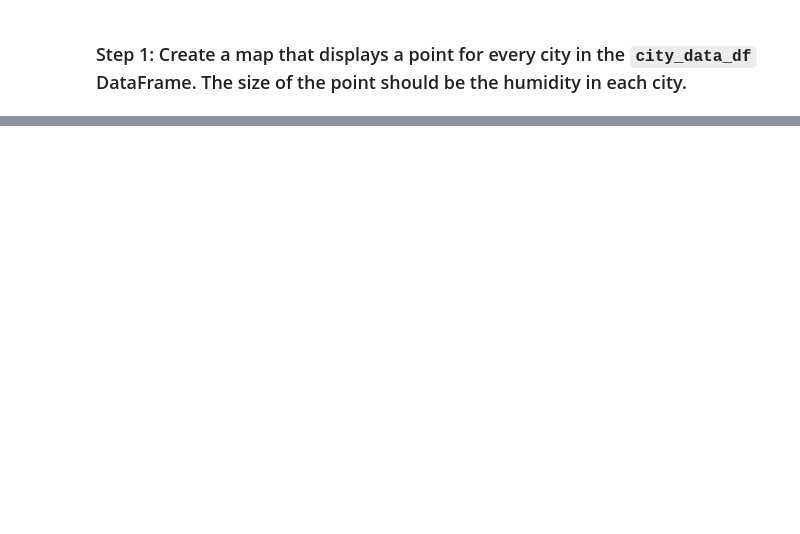
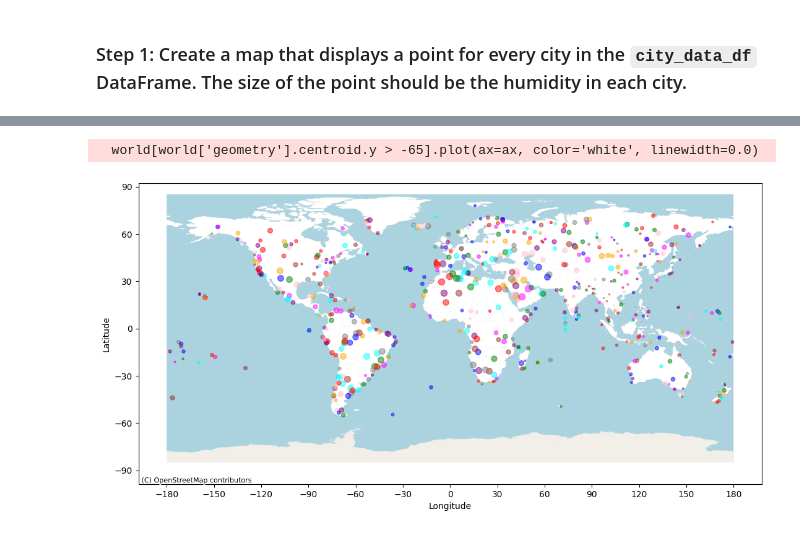
Before and after one commit to JNorthData/Weather_API, a Jupyter notebook: VacationAPI.ipynb, the cells around one changed output, grey strips where cells are left out. Cells and saved outputs as stored; diff of their text form; code cells hidden in the pictures; blank space fills up the shorter version.

Commit message:
world map openstreetmap

```diff
--- a/VacationAPI.ipynb
+++ b/VacationAPI.ipynb
@@ -66,0 +65,45 @@ plt.show()
+# %%
+import geopandas as gpd
+import contextily as ctx
+import matplotlib.pyplot as plt
+import pandas as pd
+import numpy as np
+
+# Load world map data from GeoPandas
+world = gpd.read_file(gpd.datasets.get_path('naturalearth_lowres'))
+
+# Create a new figure and axis
+fig, ax = plt.subplots(figsize=(13, 10))
+
+# Plot the world map data without country borders and labels
+world.boundary.plot(ax=ax, linewidth=0)
+world[world['geometry'].centroid.y > -65].plot(ax=ax, color='white', linewidth=0.0)
+
+# Add latitude and longitude tickers to the axes
+ax.set_xticks(range(-180, 181, 30))
+ax.set_yticks(range(-90, 91, 30))
+ax.set_xlabel('Longitude')
+ax.set_ylabel('Latitude')
+
+# Add background from OpenStreetMap using contextily
+ctx.add_basemap(ax, crs=world.crs.to_string(), source=ctx.providers.OpenStreetMap.Mapnik)
+
+# Normalize humidity values for dot size
+max_humidity = city_data_df['Humidity'].max()
+min_humidity = city_data_df['Humidity'].min()
+city_ct = city_data_df['City'].nunique()
+city_data_df['Humidity'] = 1 + 55 * (city_data_df['Humidity'] - min_humidity) / (max_humidity - min_humidity)  # Normalize to [1, 61]
+
+# Define a list of colors for each city (you can customize this list)
+city_colors = ['blue', 'green', 'red', 'purple', 'orange', 'brown', 'pink', 'gray', 'cyan', 'magenta']
+
+# Plot the city data as scatter points with different colors for each city
+for idx, row in city_data_df.iterrows():
+    color = city_colors[idx % len(city_colors)]  # Cycle through the colors list
+    ax.scatter(row['Lng'], row['Lat'], s=row['Humidity'], c=color, label=row['City'], alpha=.5)
+
+# Display the plot
+plt.show()
+# %% [output]
+  world[world['geometry'].centroid.y > -65].plot(ax=ax, color='white', linewidth=0.0)
+[figure, added]
```
Also changed, not shown: parts of 2 cells of this notebook.
